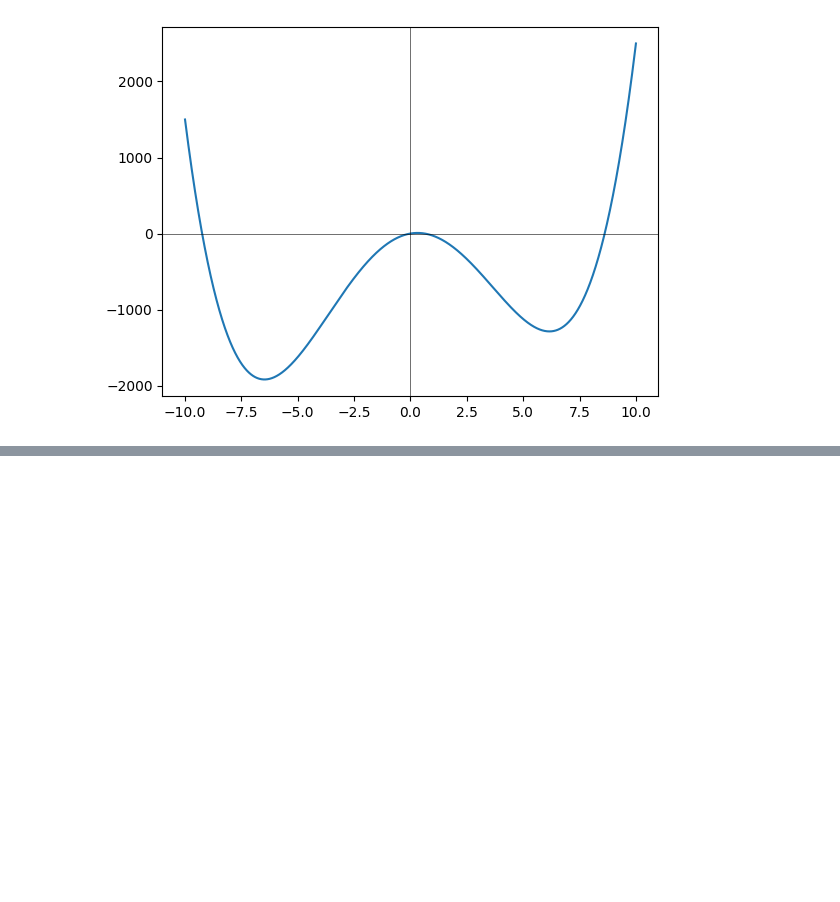
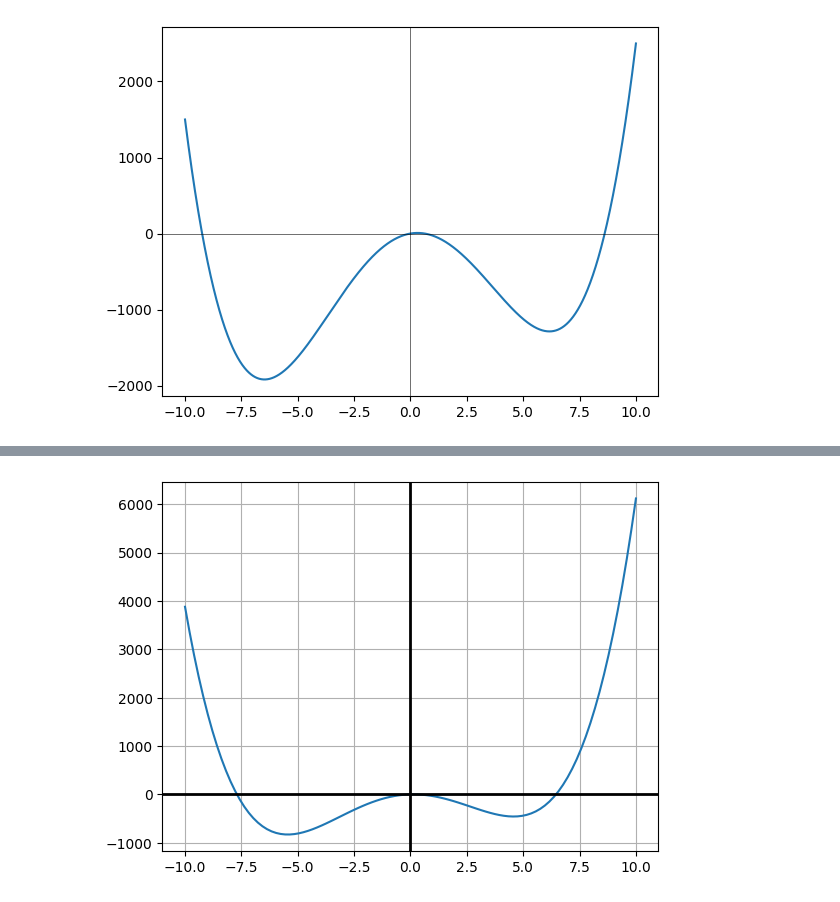
Before and after one commit to noorhzrh/Daily-Practice, a Jupyter notebook: Day 14- Calculus/inclass slope and derivative.ipynb, the cells around one changed output, grey strips where cells are left out. Drawn from its saved outputs; the diff is of its cells as text; code cells hidden in the pictures; blank space fills up the shorter version.

```diff
--- a/Day 14- Calculus/inclass slop and derivative.ipynb
+++ b/Day 14- Calculus/inclass slope and derivative.ipynb
@@ -167,0 +198,9 @@ plt.axhline(0, color = "black", linewidth = 0.4)
+# %%
+x = np.linspace(-10,10,100)
+y = (x**4) - 50*(x**2) + 12*x + (x**3)
+plt.plot(x,y)
+plt.axvline(0,color = 'black', linewidth = 2)
+plt.axhline(0,color = 'black', linewidth = 2)
+plt.grid(True)
+# %% [output]
+[figure, added]
```
Also changed, not shown: parts of 5 cells of this notebook, 2 other files.
